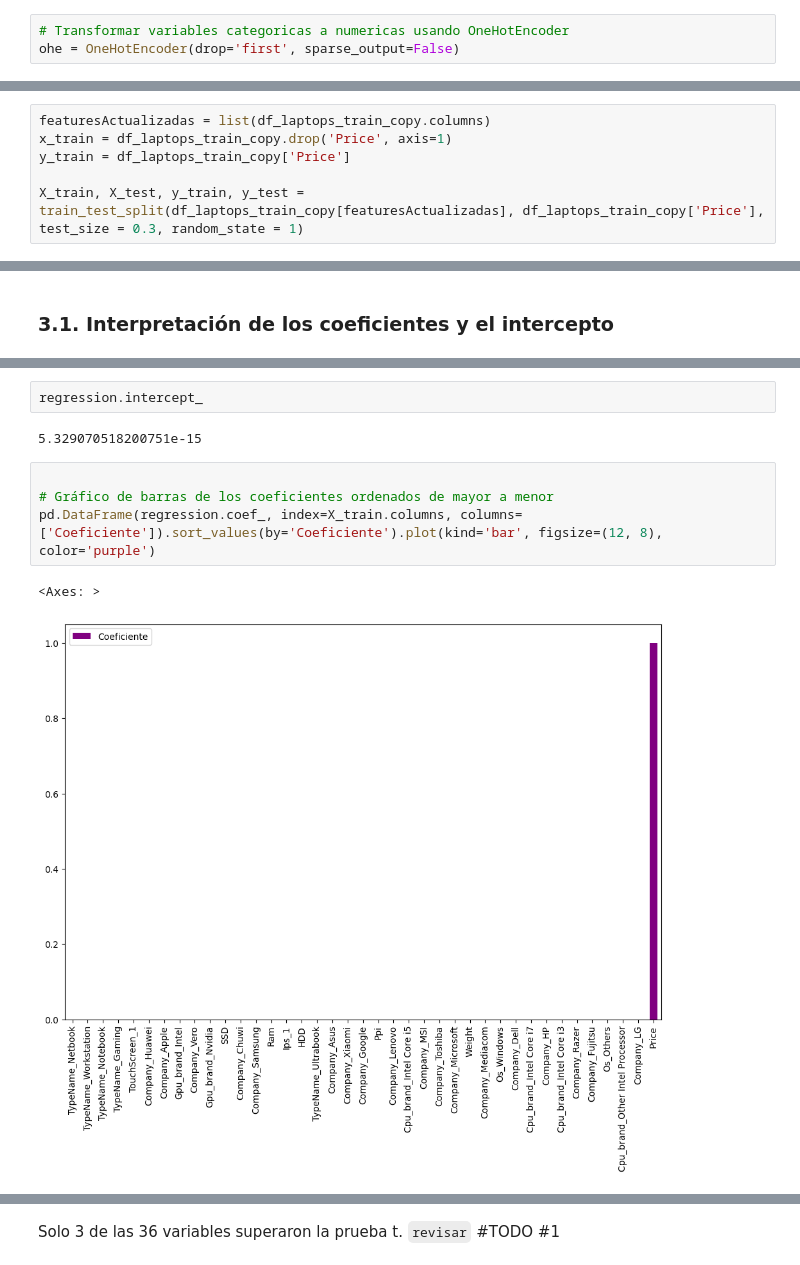
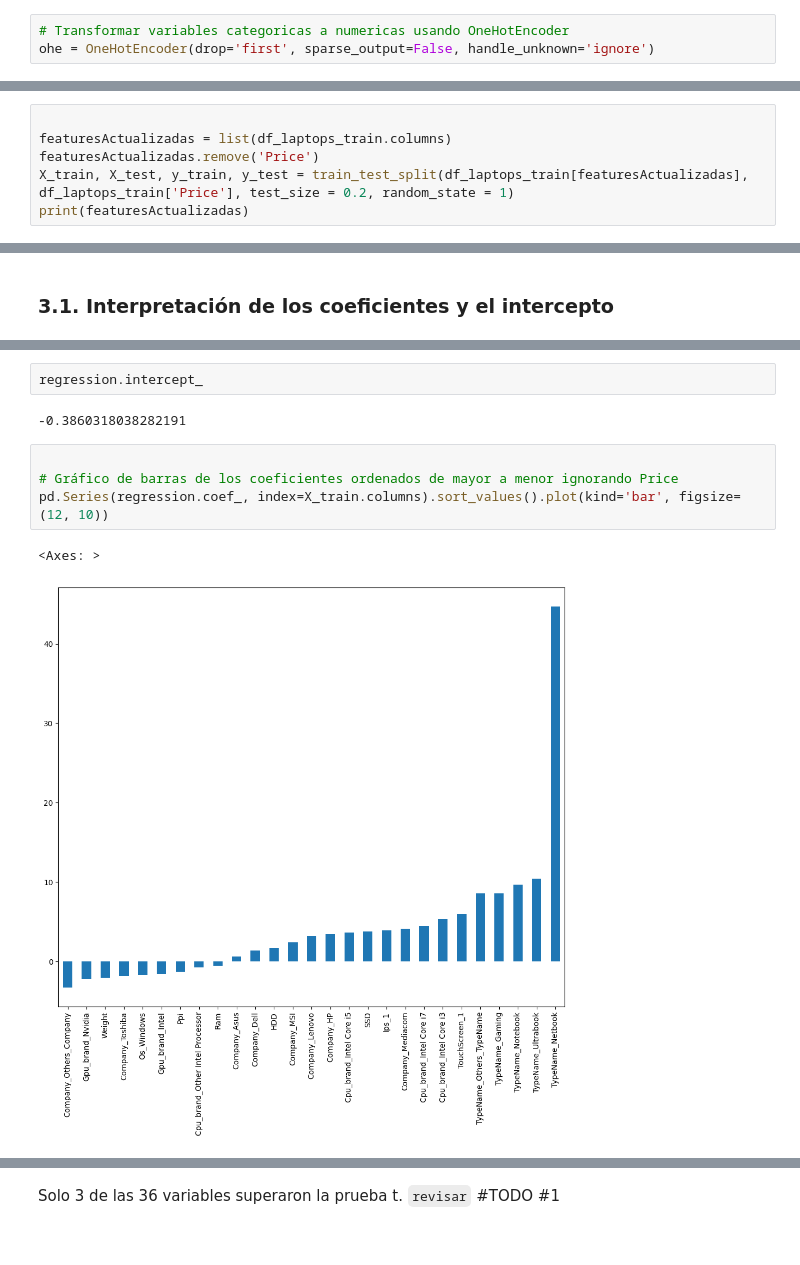
Before and after one commit to ddummann/BI-202302-1, a Jupyter notebook: Lab2/MainNotebook.ipynb, the cells around one changed output, grey strips where cells are left out. Saved outputs shown, nothing was run; the diff lists cells and outputs as text.

```diff
--- a/Lab2/MainNotebook.ipynb
+++ b/Lab2/MainNotebook.ipynb
@@ -584,6 +586,6 @@ df_laptops_train.to_csv('./data/' + nombre_archivo, sep=',', encoding='utf-8', i
 # %%
 # Transformar variables categoricas a numericas usando OneHotEncoder
-ohe = OneHotEncoder(drop='first', sparse_output=False)
+ohe = OneHotEncoder(drop='first', sparse_output=False, handle_unknown='ignore')
 # %%
 # Ajustar el encoder con los datos de entrenamiento
 df_encoded_train = ohe.fit_transform(df_laptops_train[featuresCategoricas])
@@ -763,6 +749,6 @@ Name: Price, dtype: float64
 # %%
-featuresActualizadas = list(df_laptops_train_copy.columns)
-x_train = df_laptops_train_copy.drop('Price', axis=1)
-y_train = df_laptops_train_copy['Price']
 
-X_train, X_test, y_train, y_test = train_test_split(df_laptops_train_copy[featuresActualizadas], df_laptops_train_copy['Price'], test_size = 0.3, random_state = 1)
+featuresActualizadas = list(df_laptops_train.columns)
+featuresActualizadas.remove('Price')
+X_train, X_test, y_train, y_test = train_test_split(df_laptops_train[featuresActualizadas], df_laptops_train['Price'], test_size = 0.2, random_state = 1)
+print(featuresActualizadas)
@@ -823,14 +811,14 @@ pd.DataFrame(regression.coef_, index=X_train.columns, columns=['Coeficiente'])
 # %%
 regression.intercept_
 # %% [output]
-5.329070518200751e-15
+-0.3860318038282191
 # %%
 
-# Gráfico de barras de los coeficientes ordenados de mayor a menor
-pd.DataFrame(regression.coef_, index=X_train.columns, columns=['Coeficiente']).sort_values(by='Coeficiente').plot(kind='bar', figsize=(12, 8), color='purple')
+# Gráfico de barras de los coeficientes ordenados de mayor a menor ignorando Price
+pd.Series(regression.coef_, index=X_train.columns).sort_values().plot(kind='bar', figsize=(12, 10))
 # %% [output]
 <Axes: >
-[figure, old version]
+[figure, new version]
 # %%
 # Prueba de significancia individual de las variables.
 # Se utiliza el p-value para determinar si la variable es significativa o no
```
Also changed, not shown: parts of 27 cells of this notebook.
